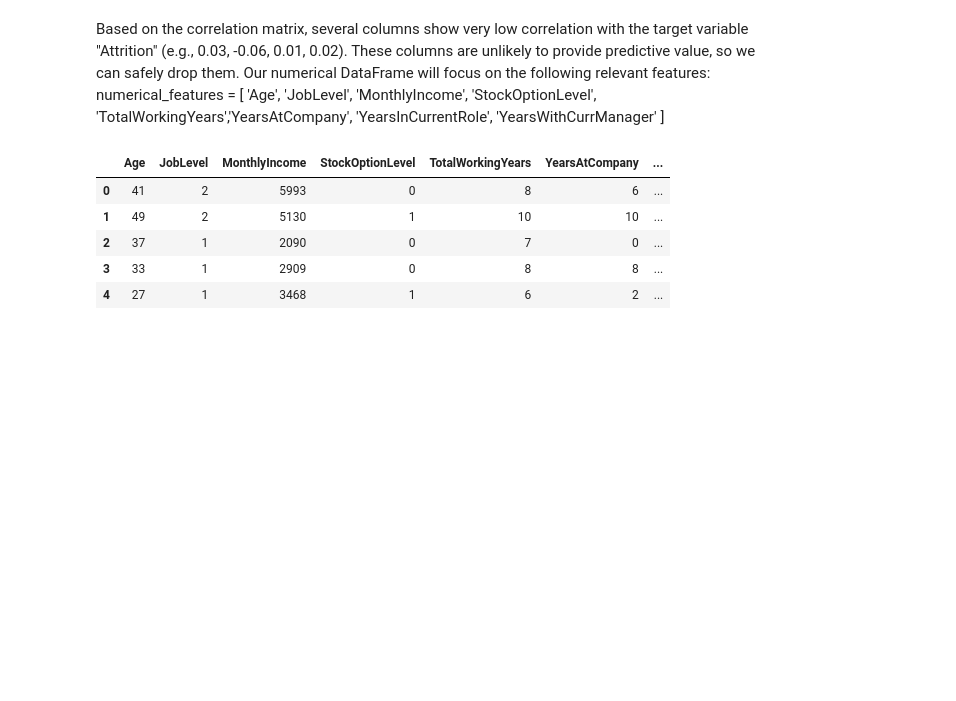
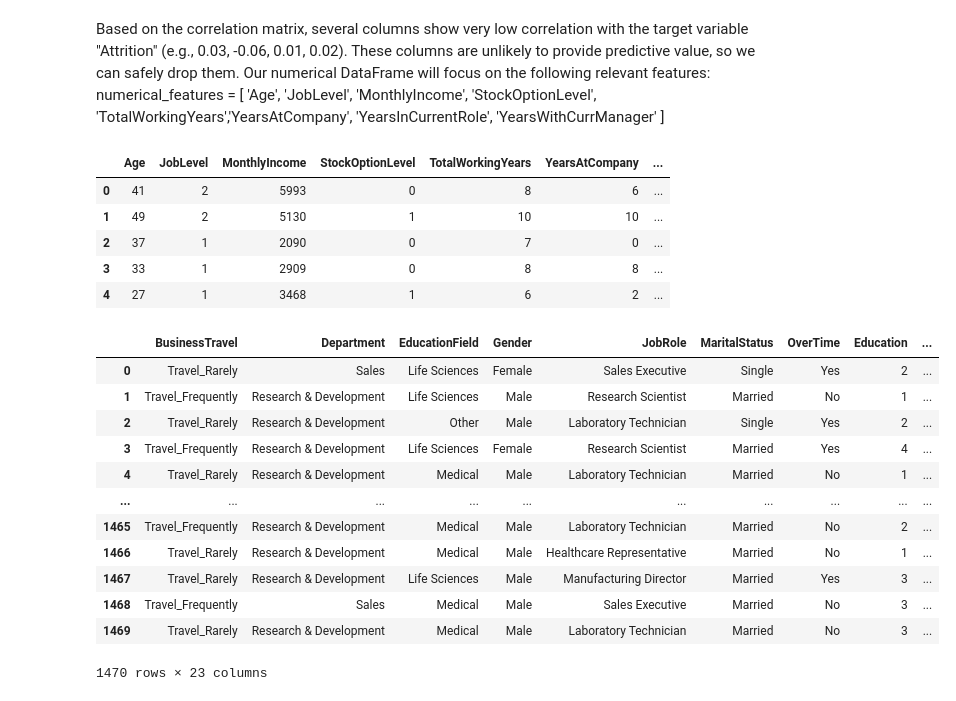
Before and after one commit to codehass/retention-ai-hr-assistant-API, a Jupyter notebook: ml/eda.ipynb, the cells around one changed output. Saved outputs shown, nothing was run; the diff lists cells and outputs as text; code cells hidden in the pictures; blank space fills up the shorter version.

Commit message:
add prepare data function

```diff
--- a/ml/eda.ipynb
+++ b/ml/eda.ipynb
@@ -296,3 +295,32 @@ numerical_df.head()
 | 2 | 37 | 1 | 2090 | 0 | 7 | 0 | ... |
 | 3 | 33 | 1 | 2909 | 0 | 8 | 8 | ... |
 | 4 | 27 | 1 | 3468 | 1 | 6 | 2 | ... |
+# %%
+numerical_features = numerical_df.columns
+numerical_features = numerical_features.values
+# %%
+
+categorical_features = categorical_df.columns
+categorical_features = categorical_features.values
+# %%
+from pipeline import prepare_data
+
+old_df = pd.read_csv("./data/retention_data.csv")
+
+X_train, X_test, y_train, y_test, data_prepared = prepare_data(old_df, numerical_features, categorical_features)
+
+data_prepared
+# %% [output]
+|  | BusinessTravel | Department | EducationField | Gender | JobRole | MaritalStatus | OverTime | Education | ... |
+| 0 | Travel_Rarely | Sales | Life Sciences | Female | Sales Executive | Single | Yes | 2 | ... |
+| 1 | Travel_Frequently | Research & Development | Life Sciences | Male | Research Scientist | Married | No | 1 | ... |
+| 2 | Travel_Rarely | Research & Development | Other | Male | Laboratory Technician | Single | Yes | 2 | ... |
+| 3 | Travel_Frequently | Research & Development | Life Sciences | Female | Research Scientist | Married | Yes | 4 | ... |
+| 4 | Travel_Rarely | Research & Development | Medical | Male | Laboratory Technician | Married | No | 1 | ... |
+| ... | ... | ... | ... | ... | ... | ... | ... | ... | ... |
+| 1465 | Travel_Frequently | Research & Development | Medical | Male | Laboratory Technician | Married | No | 2 | ... |
+| 1466 | Travel_Rarely | Research & Development | Medical | Male | Healthcare Representative | Married | No | 1 | ... |
+| 1467 | Travel_Rarely | Research & Development | Life Sciences | Male | Manufacturing Director | Married | Yes | 3 | ... |
+| 1468 | Travel_Frequently | Sales | Medical | Male | Sales Executive | Married | No | 3 | ... |
+| 1469 | Travel_Rarely | Research & Development | Medical | Male | Laboratory Technician | Married | No | 3 | ... |
+1470 rows × 23 columns
```
Also changed, not shown: parts of 3 cells of this notebook, 1 other file.
